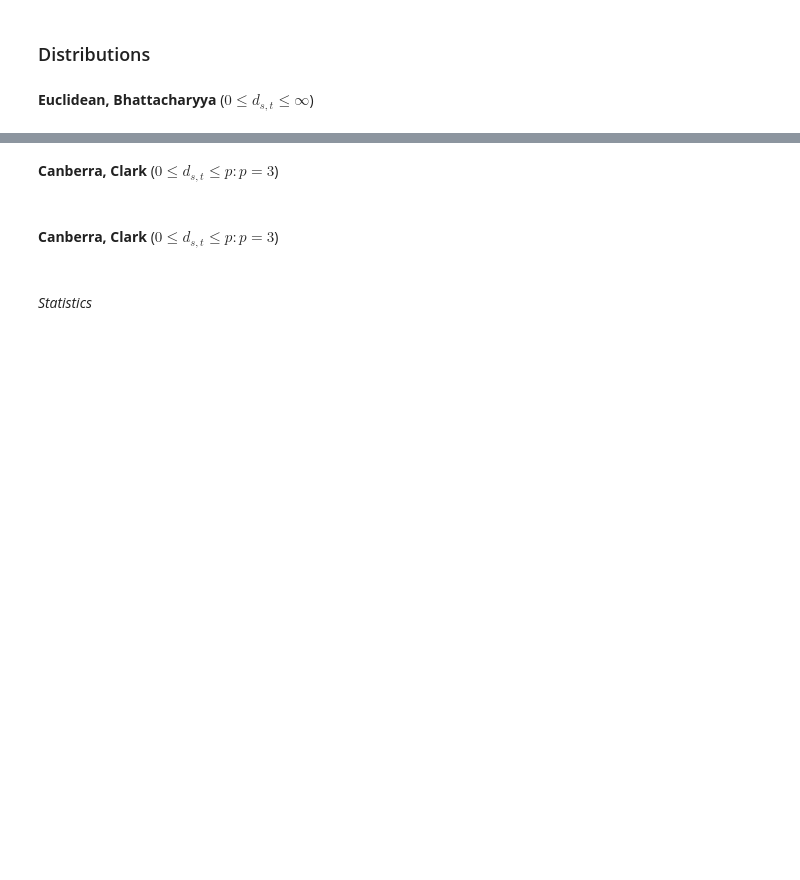
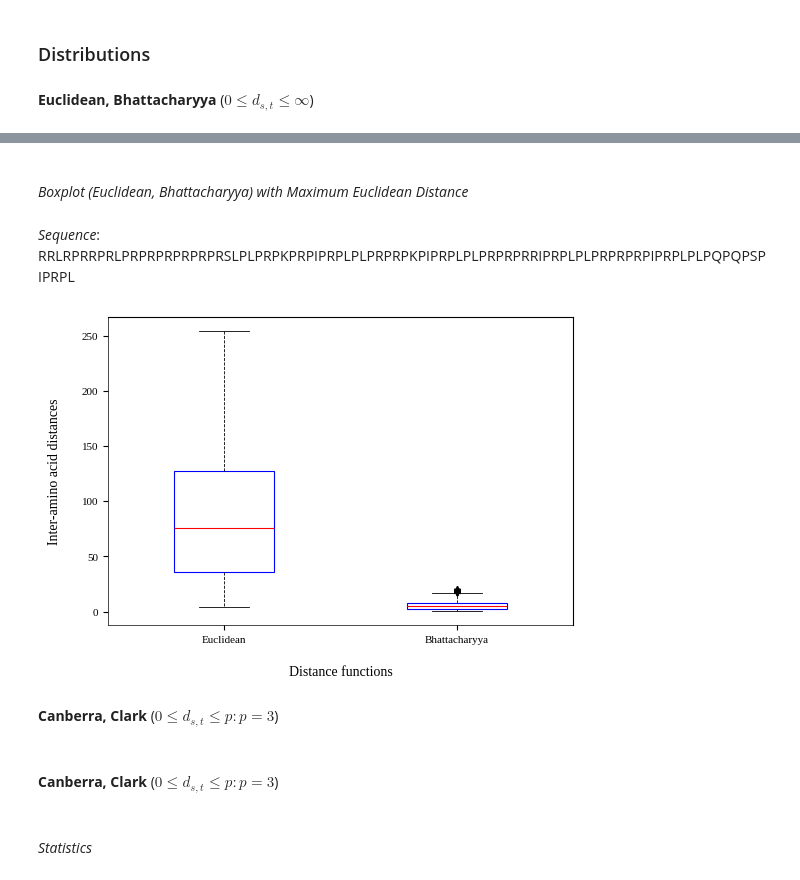
Before and after one commit to cicese-biocom/PepProtGraphAnalyzer, a Jupyter notebook: notebooks/Inter-amino Acid Distances Analysis.ipynb, the cells around one changed output, grey strips where cells are left out. Saved outputs shown, nothing was run; the diff lists cells and outputs as text; code cells hidden in the pictures; blank space fills up the shorter version.

```diff
--- a/notebooks/Inter-amino Acid Distances Analysis.ipynb
+++ b/notebooks/Inter-amino Acid Distances Analysis.ipynb
@@ -121,3 +126,29 @@ del distances, plt
+# %%
+# boxplot (Euclidean, Bhattacharyya) with maximun Euclidean distance
+# sequence:  RRLRPRRPRLPRPRPRPRPRPRSLPLPRPKPRPIPRPLPLPRPRPKPIPRPLPLPRPRPRRIPRPLPLPRPRPRPIPRPLPLPQPQPSPIPRPL
+result = get_data_with_max_distance(database_path, distance_function='euclidean')
+sequence = result['sequence'].iloc[0]
+
+distances = get_and_pivot_distances(database_path, distance_functions, sequence)
+
+x_axis = 'distance_function'
+y_axis = 'value'
+x_ticks = ['Euclidean', 'Bhattacharyya']
+x_label = 'Distance functions'
+y_label = 'Inter-amino acid distances'
+output = f'{output_path}boxplot-inter_amino_acid_distances-eu_ba-seq_with_max_eu_dist'
+y_lim=(-1, 240)
+
+display(Markdown("<br>*Boxplot (Euclidean, Bhattacharyya) with Maximum Euclidean Distance*"))
+display(Markdown(f"*Sequence*: {sequence}"))
+plt = boxplot(distances, x_axis, y_axis, x_label, y_label, x_ticks, y_lim=None, output=output, categories=distance_functions)
+plt.show()
+
+del distances, plt
+# %% [output]
+<br>*Boxplot (Euclidean, Bhattacharyya) with Maximum Euclidean Distance*
+*Sequence*: RRLRPRRPRLPRPRPRPRPRPRSLPLPRPKPRPIPRPLPLPRPRPKPIPRPLPLPRPRPRRIPRPLPLPRPRPRPIPRPLPLPQPQPSPIPRPL
+[figure, added]
 # %% [markdown]
 **Canberra, Clark** (*$0 ≤ d_{s,t} ≤ p : p = 3$*)
 # %%
```
Also changed, not shown: parts of 6 cells of this notebook, 2 other files.
